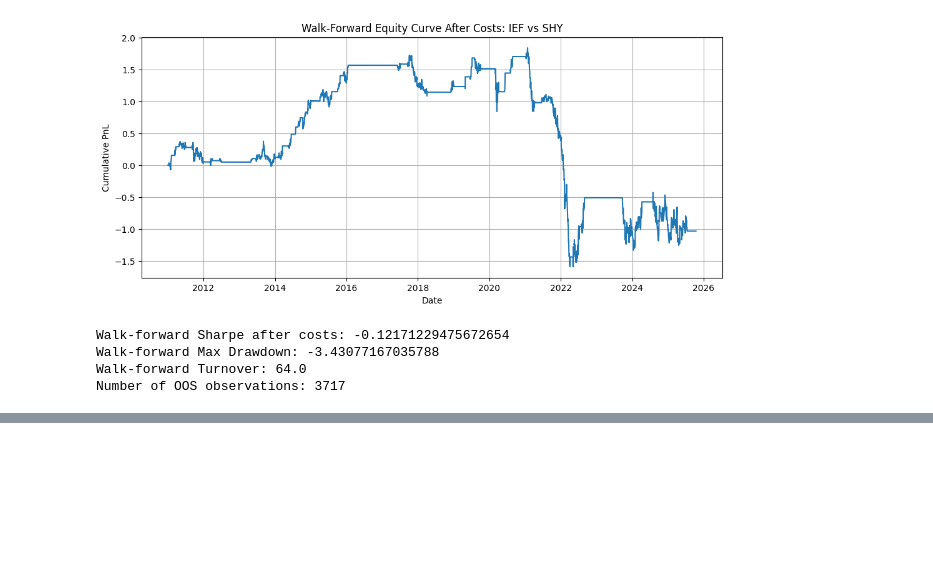
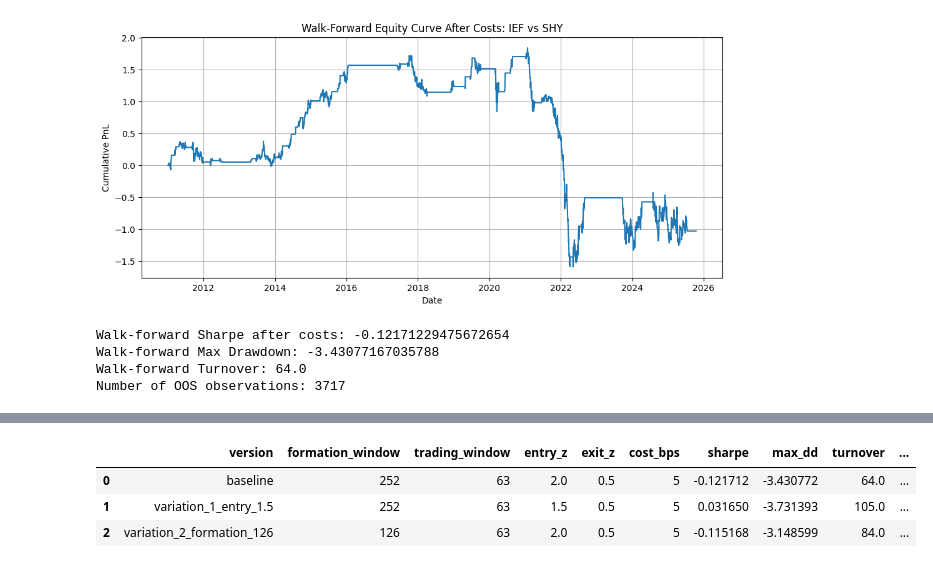
Before and after one commit to jen-dan/pairs-trading, a Jupyter notebook: notebooks/01_data_cleaning.ipynb, the cells around one changed output, grey strips where cells are left out. Saved outputs shown, nothing was run; the diff lists cells and outputs as text; code cells hidden in the pictures; blank space fills up the shorter version.

```diff
--- a/notebooks/01_data_cleaning.ipynb
+++ b/notebooks/01_data_cleaning.ipynb
@@ -881,0 +1074,46 @@ Number of OOS observations: 3717
+# %%
+comparison_df = pd.DataFrame([
+    {
+        "version": "baseline",
+        "formation_window": 252,
+        "trading_window": 63,
+        "entry_z": 2.0,
+        "exit_z": 0.5,
+        "cost_bps": 5,
+        "sharpe": baseline_run["sharpe"],
+        "max_dd": baseline_run["max_dd"],
+        "turnover": baseline_run["turnover"],
+        "oos_obs": baseline_run["oos_obs"]
+    },
+    {
+        "version": "variation_1_entry_1.5",
+        "formation_window": 252,
+        "trading_window": 63,
+        "entry_z": 1.5,
+        "exit_z": 0.5,
+        "cost_bps": 5,
+        "sharpe": variation_1["sharpe"],
+        "max_dd": variation_1["max_dd"],
+        "turnover": variation_1["turnover"],
+        "oos_obs": variation_1["oos_obs"]
+    },
+    {
+        "version": "variation_2_formation_126",
+        "formation_window": 126,
+        "trading_window": 63,
+        "entry_z": 2.0,
+        "exit_z": 0.5,
+        "cost_bps": 5,
+        "sharpe": variation_2["sharpe"],
+        "max_dd": variation_2["max_dd"],
+        "turnover": variation_2["turnover"],
+        "oos_obs": variation_2["oos_obs"]
+    }
+])
+
+comparison_df
+# %% [output]
+|  | version | formation_window | trading_window | entry_z | exit_z | cost_bps | sharpe | max_dd | turnover | ... |
+| 0 | baseline | 252 | 63 | 2.0 | 0.5 | 5 | -0.121712 | -3.430772 | 64.0 | ... |
+| 1 | variation_1_entry_1.5 | 252 | 63 | 1.5 | 0.5 | 5 | 0.031650 | -3.731393 | 105.0 | ... |
+| 2 | variation_2_formation_126 | 126 | 63 | 2.0 | 0.5 | 5 | -0.115168 | -3.148599 | 84.0 | ... |
```
Also changed, not shown: parts of 10 cells of this notebook.
